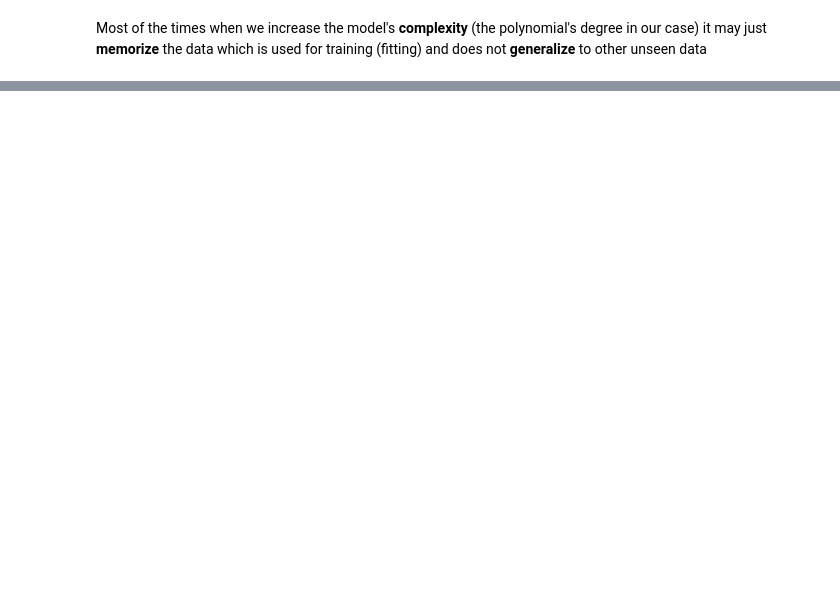
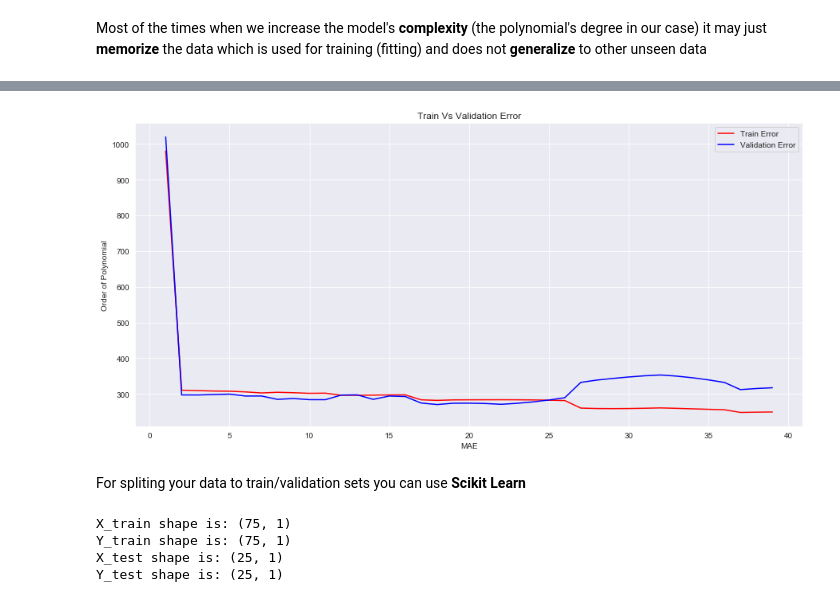
Before and after one commit to SoheilKoohi/ml_course, a Jupyter notebook: 01_linear_regression.ipynb, the cells around one changed output, grey strips where cells are left out. Drawn from its saved outputs; the diff is of its cells as text; code cells hidden in the pictures; blank space fills up the shorter version.

Commit message:
update linear regression|validation completed

```diff
--- a/01_linear_regression.ipynb
+++ b/01_linear_regression.ipynb
@@ -572,0 +591,27 @@ MAE of Polynomial of Order 101 is Equal to : 566.7025531858205
+# %%
+degrees = list(range(1, 40))
+# %%
+mae_train_list = []
+mae_val_list = []
+for degree in degrees:
+    weights = np.polyfit(x_true.squeeze(), y_true.squeeze(), degree)
+    polynomial = np.poly1d(weights)
+    y_train = polynomial(x_true)
+    y_val = polynomial(x_leftout)
+    mae_train = np.mean(np.abs(y_true - y_train))
+    mae_val = np.mean(np.abs(y_true_leftout - y_val))
+    mae_train_list.append(mae_train)
+    mae_val_list.append(mae_val)
+# %%
+plt.figure(figsize=(15,7))
+plt.title("Train Vs Validation Error")
+plt.xlabel("MAE")
+plt.ylabel("Order of Polynomial")
+plt.plot(degrees, mae_train_list, color="r", label="Train Error")
+plt.plot(degrees, mae_val_list, color="b", label="Validation Error")
+plt.legend()
+plt.show()
+# %% [output]
+[figure, added]
+# %% [markdown]
+<p>For spliting your data to train/validation sets you can use <b>Scikit Learn</b></p>
@@ -572,0 +621,10 @@ MAE of Polynomial of Order 101 is Equal to : 566.7025531858205
+# %%
+print("X_train shape is: {}".format(X_train.shape))
+print("Y_train shape is: {}".format(Y_train.shape))
+print("X_test shape is: {}".format(X_test.shape))
+print("Y_test shape is: {}".format(Y_test.shape))
+# %% [output]
+X_train shape is: (75, 1)
+Y_train shape is: (75, 1)
+X_test shape is: (25, 1)
+Y_test shape is: (25, 1)
```
Also changed, not shown: parts of 15 cells of this notebook.
